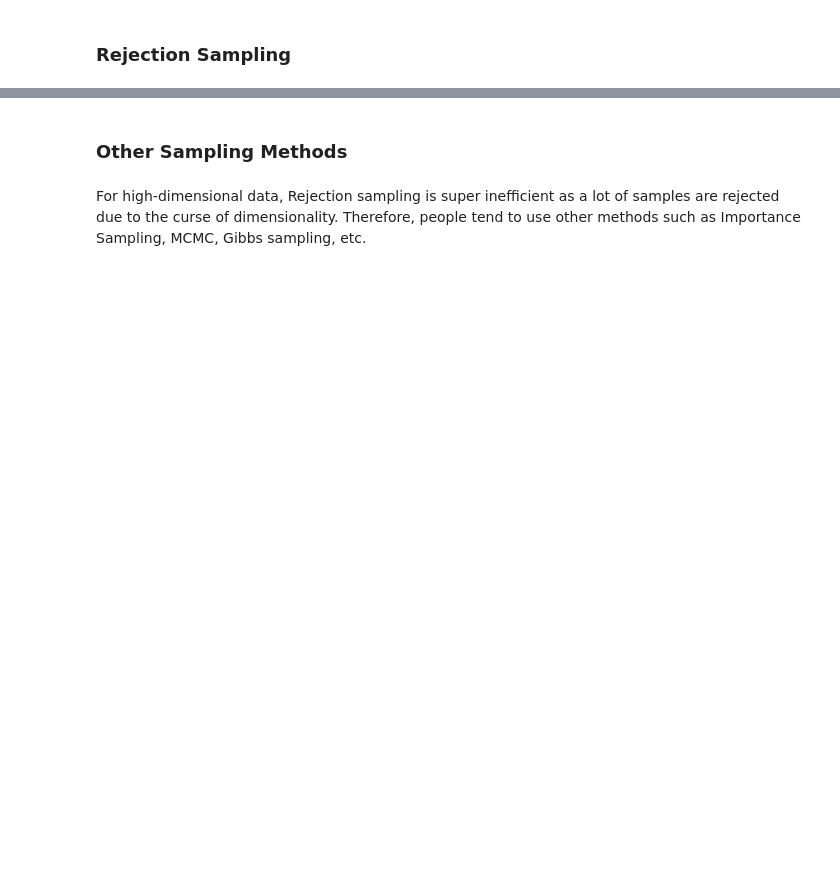
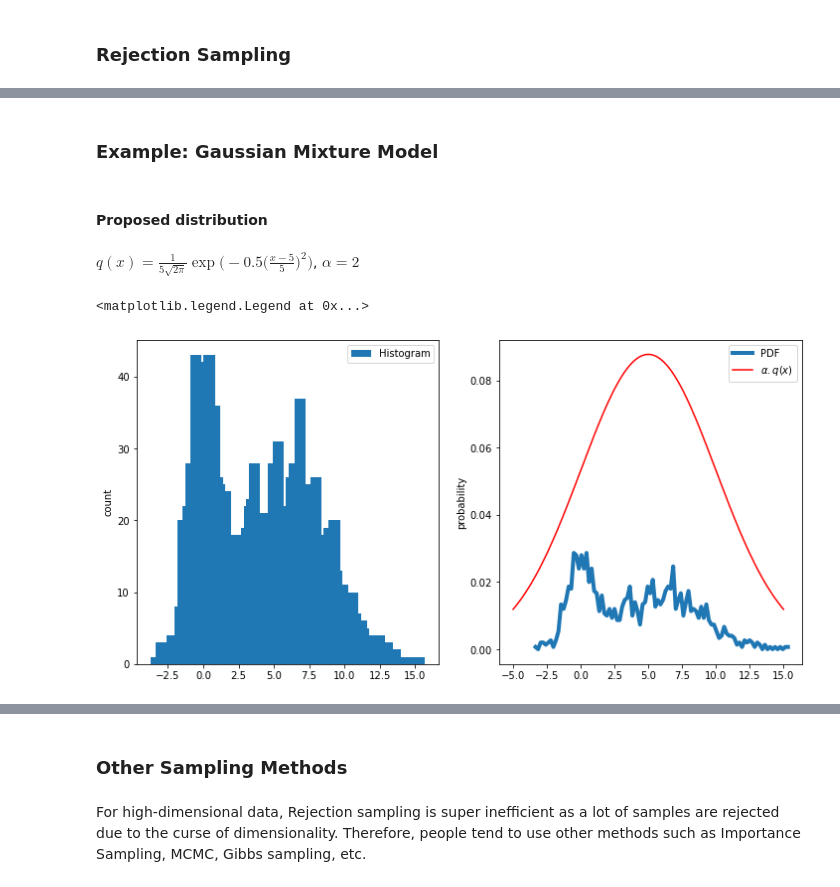
Before and after one commit to monaj07/ml, a Jupyter notebook: generative/tutorial_gan.ipynb, the cells around one changed output, grey strips where cells are left out. Saved outputs shown, nothing was run; the diff lists cells and outputs as text; code cells hidden in the pictures; blank space fills up the shorter version.

```diff
--- a/generative/tutorial_gan.ipynb
+++ b/generative/tutorial_gan.ipynb
@@ -42,3 +83,42 @@ If we are lucky/clever and our proposal $e(x)$ is very close to the actual distr
 Another example, where the underlying distribution is very intricate and we provide a simple proposal and scale it such that it envelopes the entire of our actual distribution and start the accept/reject sampling process:
 ![caption](files/RejectionSampling2.jpg)
 Figure taken from: http://ct-cps.blogspot.com/2011/04/rejection-sampling-algorithm.html
+# %% [markdown]
+### Example: Gaussian Mixture Model
+# %%
+sizes = [500, 1000]
+mu0 = 0
+std0 = 1
+data0 = np.random.normal(mu0, std0, size=sizes[0])
+mu1 = 6
+std1 = 3
+data1 = np.random.normal(mu1, std1, size=sizes[1])
+# Combine two Gaussians into a GMM
+selected_data = [data0.reshape(-1, 1), data1.reshape(-1, 1)]
+synthetic_data = np.vstack(selected_data)
+# %%
+(heights, bins) = np.histogram(synthetic_data, bins=100)
+bins_centers = [(bins[i] + bins[i+1])/2 for i in range(len(bins)-1)]
+# %% [markdown]
+#### Proposed distribution
+# %% [markdown]
+$q(x) = \frac{1}{5\sqrt{2\pi}}\exp\Big(-0.5\big(\frac{x - 5}{5}\big)^2\Big)$, $\alpha = 2$
+# %%
+x = np.linspace(-5, 15, 1000)
+q_mu = 5
+q_sigma = 5
+alpha = 1.1
+e_x = alpha * (1 / (q_sigma * np.sqrt(2*np.pi))) * np.exp(-0.5 * np.power((x - q_mu) / q_sigma, 2))
+e_x_string = 'alpha * (1 / (q_sigma * (2*pi)**0.5)) * exp(-0.5 * ((x - q_mu) / q_sigma)**2)'
+# %%
+fig, ax = plt.subplots(1, 2, figsize=(12, 6))
+ax[0].bar(bins_centers, heights, label='Histogram')
+ax[0].set_ylabel('count')
+ax[0].legend()
+ax[1].plot(bins_centers, heights/sum(sizes), label='PDF', linewidth=4)
+ax[1].set_ylabel('probability')
+ax[1].plot(x, e_x, color='r', label=r'$\alpha.q(x)$')
+ax[1].legend()
+# %% [output]
+<matplotlib.legend.Legend at 0x...>
+[figure, added]
```
Also changed, not shown: parts of 23 cells of this notebook.
